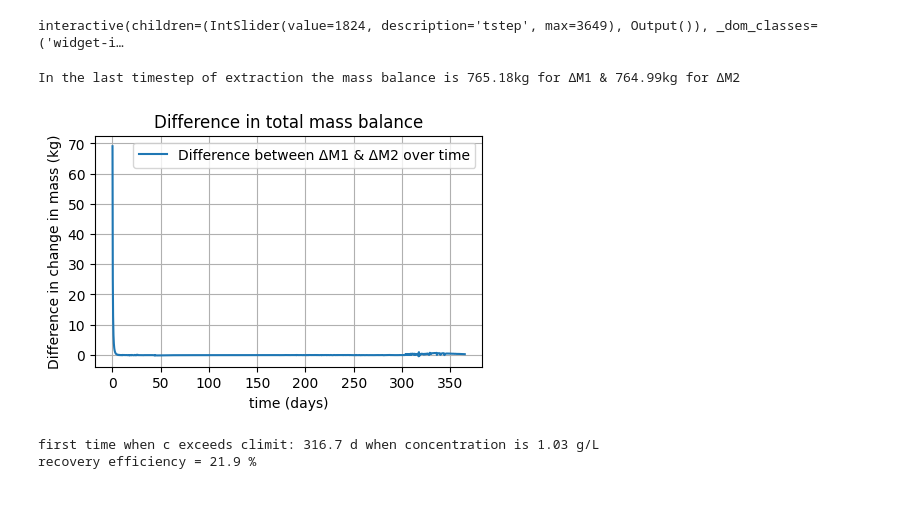
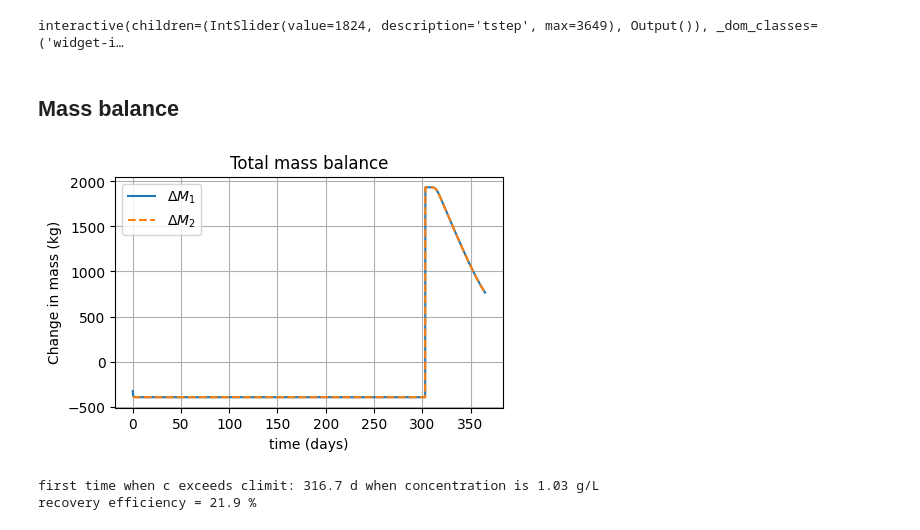
Before and after one commit to Daafip/design-ASR-CEGM2006, a Jupyter notebook: Model/6. adjust_injection_scheme_buoy_ml .ipynb, the cells around one changed output. Drawn from its saved outputs; the diff is of its cells as text; code cells hidden in the pictures; blank space fills up the shorter version.

```diff
--- a/Model/6. adjust_injection_scheme_buoy_ml .ipynb
+++ b/Model/6. adjust_injection_scheme_buoy_ml .ipynb
@@ -113,7 +113,7 @@ npor = 0.35 # porosity, generally 0.25- 0.5
 
 # flow
 
-# Q_out = Q_tot/d_extrating # extraction rate, m^3/d
+Q_out = Q_tot/d_extrating # extraction rate, m^3/d
 Q_in = Q_tot / (d_injecting)# injection rate m^3/d
 
 # transport
@@ -391,18 +391,50 @@ def contour(tstep):
 interact(contour, tstep=(0, nstepin + nstepout - 1, 1));
 # %% [output]
 interactive(children=(IntSlider(value=1824, description='tstep', max=3649), Output()), _dom_classes=('widget-i…
-# %%
-print(f'In the last timestep of extraction the mass balance is {delM1_sum[-1]:.2f}kg for ΔM1 & {delM2_sum[-1]:.2f}kg for ΔM2')
-# %% [output]
-In the last timestep of extraction the mass balance is 765.18kg for ΔM1 & 764.99kg for ΔM2
+# %% [markdown]
+## Mass balance
+# %%
+itime_out = np.abs(times - tin).argmin()
+lst_delM1 = []
+lst_delM2 = []
+for layer_i in range(nlay):
+    delM1 = np.zeros(len(times))
+    delM2 = np.zeros(len(times))
+    for index, t in enumerate(times):
+        itime = np.abs(times - t).argmin() # find index of value in times closest to t
+        # skip first timestep as itime-1 doesn't exisit
+        if itime == 0:
+            delM1[itime] = np.nan
+            delM2[itime] = np.nan
+        else:
+            # change based on in flow or outflow
+            if itime <= itime_out:
+                # inflow
+                delM1[index] = (Q_in/nlay * c[itime, layer_i, 0] -  Q_in/nlay * c[itime, layer_i, -1]) * delt
+            else:
+                # outflow
+                delM1[index] = (- Q_out/nlay * c[itime, layer_i, 0] + Q_out/nlay * c[itime, layer_i, -1]) * delt
+            delM2_i = 0
+            for index_r, r_i in enumerate(r):
+                radius_centre = r_i
+                radius_left = radius_centre - 0.5 * delr
+                radius_right = radius_centre + 0.5 * delr
+                delM2_i += (c[itime,layer_i,index_r] - c[itime - 1,layer_i,index_r]) * (radius_right**2 - radius_left**2) * H/nlay * np.pi * npor
+            delM2[index] = delM2_i
+
+    lst_delM1.append(delM1)
+    lst_delM2.append(delM2)
+# %%
+delM1_sum = np.vstack(lst_delM1).sum(axis=0)
+delM2_sum = np.vstack(lst_delM2).sum(axis=0)
 # %%
-diff = delM1_sum - delM2_sum
-plt.plot(times, diff, label="Difference between ΔM1 & ΔM2 over time")
+plt.plot(times, delM1_sum, label=r'$\Delta M_1$')
+plt.plot(times, delM2_sum, label=r'$\Delta M_2$',ls="--")
 plt.legend()
-plt.title('Difference in total mass balance')
+plt.title('Total mass balance')
 plt.xlabel('time (days)')
-plt.ylabel('Difference in change in mass (kg)');
+plt.ylabel('Change in mass (kg)');
 plt.grid()
 plt.savefig(rf'figures\difference_in_total_mass_balance_for_{nlay}_layers.png',bbox_inches="tight")
 # %% [output]
-[figure, old version]
+[figure, new version]
```
Also changed, not shown: parts of 31 cells of this notebook, 9 other files.
